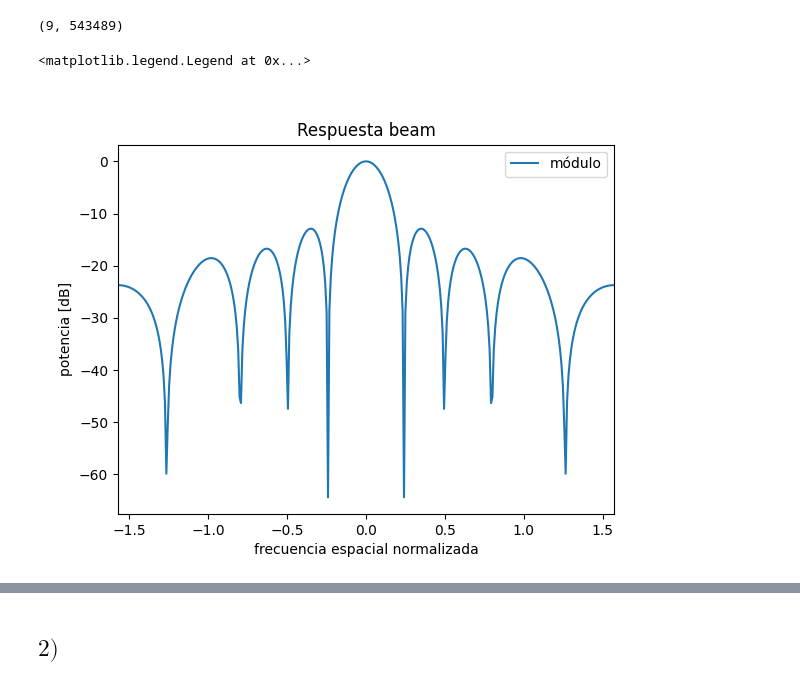
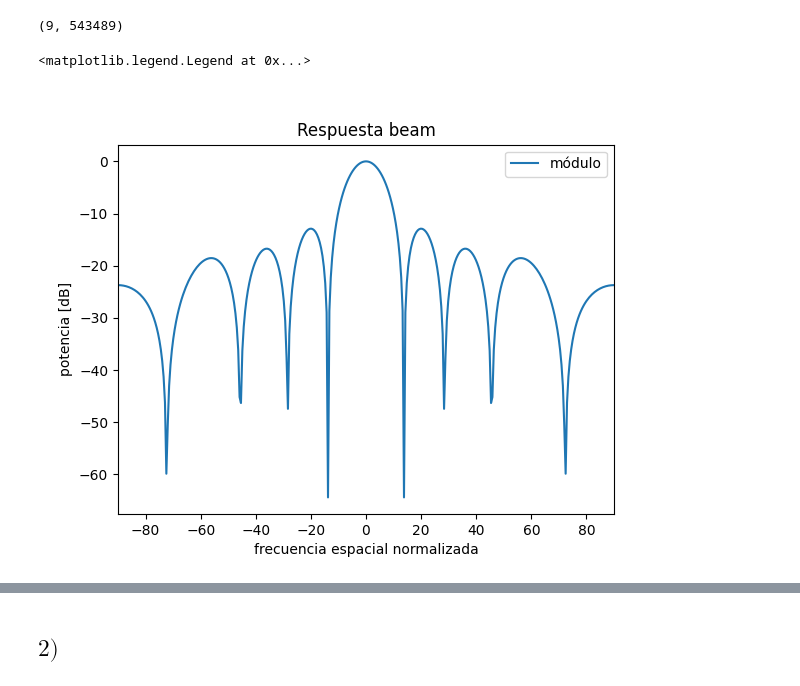
Before and after one commit to GonzaLinares/PASA_TP4, a Jupyter notebook: main.ipynb, the cells around one changed output, grey strips where cells are left out. Cells and saved outputs as stored; diff of their text form; code cells hidden in the pictures.

```diff
--- a/main.ipynb
+++ b/main.ipynb
@@ -44,10 +47,11 @@ array([[    0,   360,   705, ..., -4797, -4541, -4264],
        [    0,   559,   -63, ..., -7853, -7090, -6557]], dtype=int16)
 # %%
 #Demodulamos la señal de los sensores
-M = len(arr["sub8cm"])
-v = 1/np.sqrt(M) * np.exp(2j*np.pi*fc/fs*np.arange(M))
-subArrDem = np.sqrt(M) * np.swapaxes(arr["sub8cm"], 0, 1) * v
-subArrDem = np.swapaxes(subArrDem, 0, 1)
+N = arr["sub8cm"].shape[-1]
+M = arr["sub8cm"].shape[0]
+exp = np.exp(2j*np.pi*fc/fs*np.arange(N))
+subArrDem = exp * arr["sub8cm"]
+
 subArrDem.shape
 # %% [output]
 (9, 543489)
@@ -59,21 +63,21 @@ x = sp.lfilter(b, a, x=subArrDem) #Obtenemos las señales en banda base demodula
 d = 0.08
 vs = 343
 c = np.array([1/np.sqrt(M)]*M) #Creamos los coeficientes del beamformer
-v = lambda phi: 1/np.sqrt(M) * np.exp(2j*np.pi*d*np.sin(phi)*fc*np.arange(M)/vs) #Armamos el vector de respuesta al arreglo
+v = lambda phi: 1/np.sqrt(M) * np.exp(2j*np.pi*d*np.sin(phi*np.pi/180)*fc*np.arange(M)/vs) #Armamos el vector de respuesta al arreglo
 rB = lambda phi, cm: np.dot(np.conjugate(np.array(cm).T), v(phi)) #Calculamos la respuesta beam para cada phi y para un vector respuesta dado
 # %%
-vec = np.linspace(start=-np.pi/2,stop=np.pi/2,num=360)
+vec = np.linspace(start=-90,stop=90,num=360)
 z = np.zeros(shape=len(vec))
 for i, val in enumerate(vec):
     z[i] = 10 * np.log10(np.abs(rB(val, c))**2)
 # %%
 plt.figure()
 plt.title("Respuesta beam")
 plt.plot(vec, z, label='módulo')
 plt.xlabel("frecuencia espacial normalizada")
 plt.ylabel("potencia [dB]")
-plt.xlim([-np.pi/2, np.pi/2])
+plt.xlim([-90, 90])
 plt.legend()
 # %% [output]
 <matplotlib.legend.Legend at 0x...>
-[figure, old version]
+[figure, new version]
```
Also changed, not shown: parts of 12 cells of this notebook.
